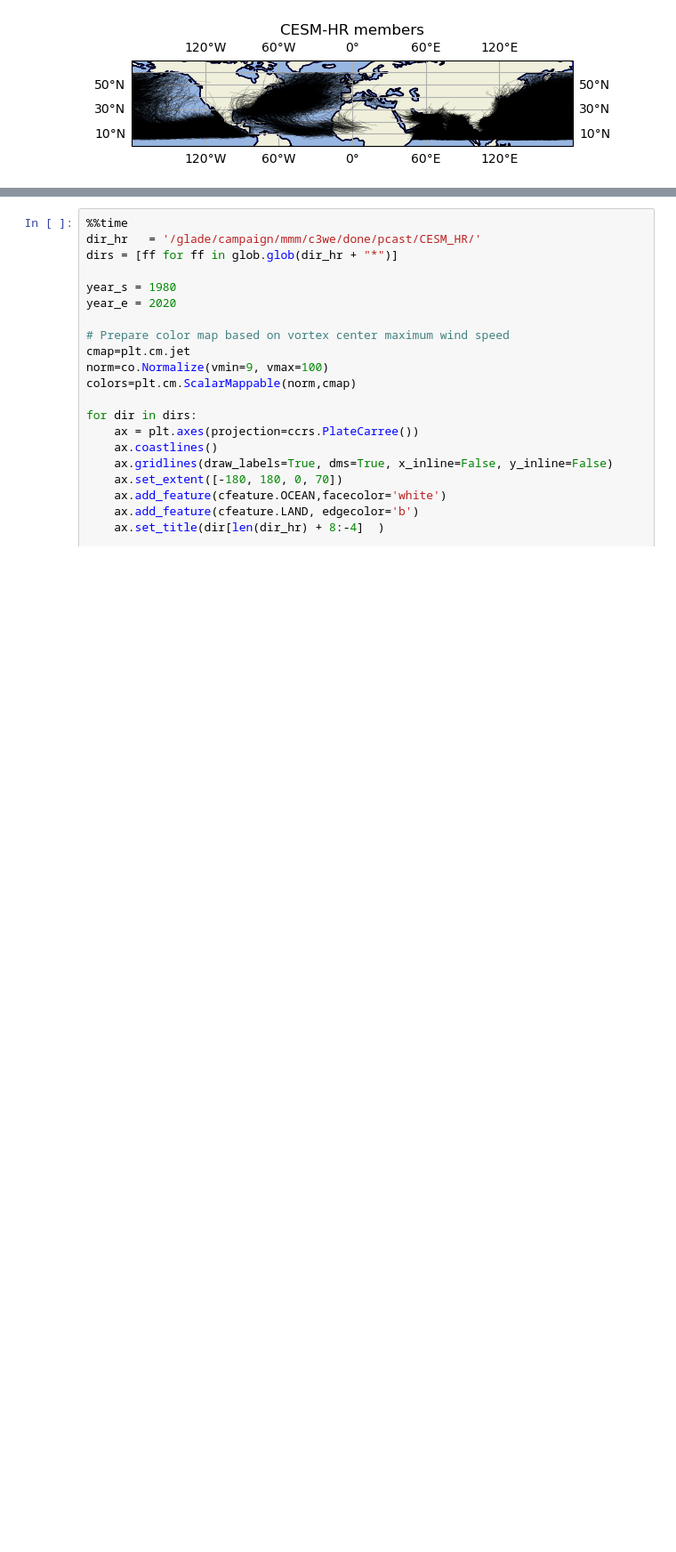
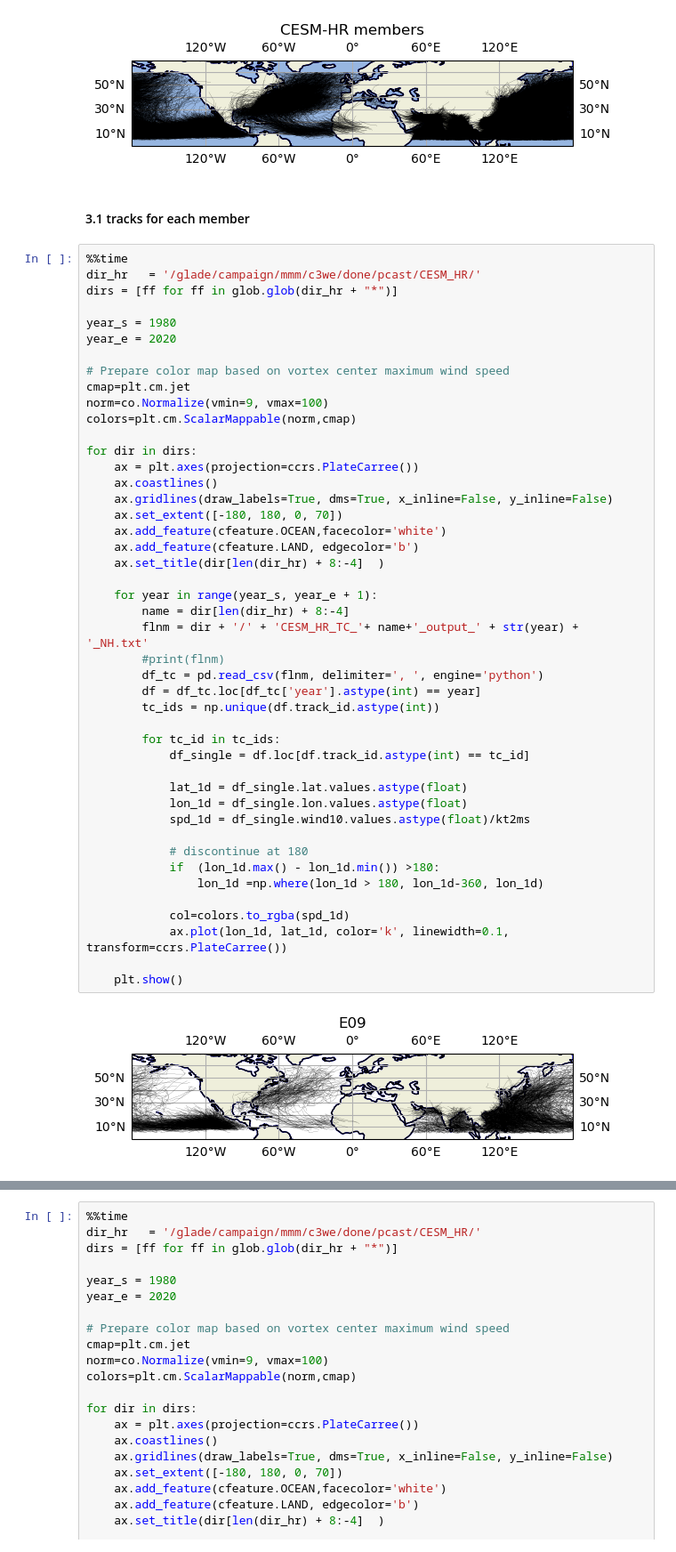
Before and after one commit to ming80302/DOD, a Jupyter notebook: track_plot_CESM-HR_color_NH.ipynb, the cells around one changed output, grey strips where cells are left out. Shown at 89% size. Saved outputs shown, nothing was run; the diff lists cells and outputs as text; blank space fills up the shorter version.

```diff
--- a/track_plot_CESM-HR_color_NH.ipynb
+++ b/track_plot_CESM-HR_color_NH.ipynb
@@ -271,3 +275,52 @@ for dir in dirs:
 CPU times: user 42 s, sys: 154 ms, total: 42.1 s
 Wall time: 44.4 s
 [figure]
+# %% [markdown]
+#### 3.1 tracks for each member
+# %%
+%%time
+dir_hr   = '/glade/campaign/mmm/c3we/done/pcast/CESM_HR/'
+dirs = [ff for ff in glob.glob(dir_hr + "*")]
+
+year_s = 1980
+year_e = 2020
+
+# Prepare color map based on vortex center maximum wind speed
+cmap=plt.cm.jet
+norm=co.Normalize(vmin=9, vmax=100)
+colors=plt.cm.ScalarMappable(norm,cmap)
+
+for dir in dirs:
+    ax = plt.axes(projection=ccrs.PlateCarree())
+    ax.coastlines()
+    ax.gridlines(draw_labels=True, dms=True, x_inline=False, y_inline=False)
+    ax.set_extent([-180, 180, 0, 70])
+    ax.add_feature(cfeature.OCEAN,facecolor='white')
+    ax.add_feature(cfeature.LAND, edgecolor='b')
+    ax.set_title(dir[len(dir_hr) + 8:-4]  )
+
+    for year in range(year_s, year_e + 1):
+        name = dir[len(dir_hr) + 8:-4]
+        flnm = dir + '/' + 'CESM_HR_TC_'+ name+'_output_' + str(year) + '_NH.txt'
+        #print(flnm)
+        df_tc = pd.read_csv(flnm, delimiter=', ', engine='python')
+        df = df_tc.loc[df_tc['year'].astype(int) == year]
+        tc_ids = np.unique(df.track_id.astype(int))
+
+        for tc_id in tc_ids:
+            df_single = df.loc[df.track_id.astype(int) == tc_id]
+
+            lat_1d = df_single.lat.values.astype(float)
+            lon_1d = df_single.lon.values.astype(float)
+            spd_1d = df_single.wind10.values.astype(float)/kt2ms
+
+            # discontinue at 180
+            if  (lon_1d.max() - lon_1d.min()) >180:
+                lon_1d =np.where(lon_1d > 180, lon_1d-360, lon_1d)
+
+            col=colors.to_rgba(spd_1d)
+            ax.plot(lon_1d, lat_1d, color='k', linewidth=0.1, transform=ccrs.PlateCarree())
+
+    plt.show()
+# %% [output]
+[figure, added]
```
Also changed, not shown: parts of 3 cells of this notebook.
